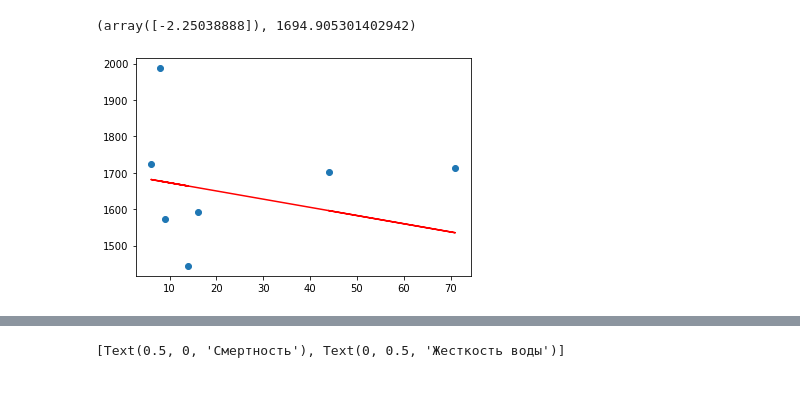
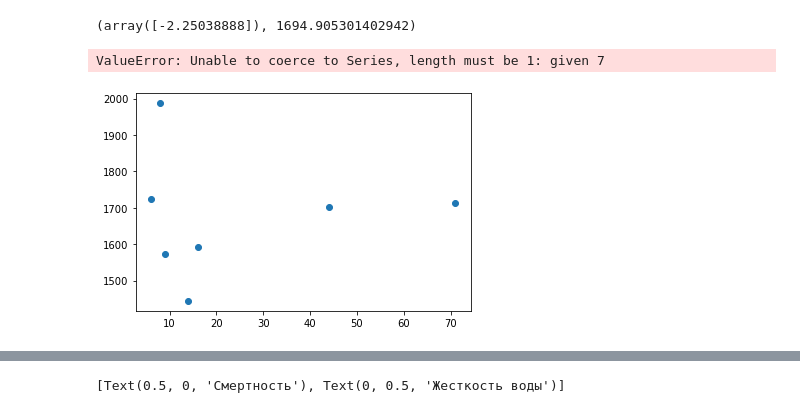
Before and after one commit to jenybari/homework, a Jupyter notebook: statistika4.ipynb, the cells around one changed output, grey strips where cells are left out. Drawn from its saved outputs; the diff is of its cells as text; code cells hidden in the pictures.

```diff
--- a/statistika4.ipynb
+++ b/statistika4.ipynb
@@ -119,9 +121,11 @@ model1.coef_, model1.intercept_
 # %%
 y1_pred = model1.predict(X1_test)
 y1_pred
 model1.score(X1_test, y1_test) #коэффициент детерминации
 plt.scatter(X1_test, y1_test) # график отстатков
-plt.plot(X1_test, y1_pred, c='r')
+predic1 = X1_test - y1_pred
+plt.plot(predic1, y1_pred)
 plt.show()
 # %% [output]
+ValueError: Unable to coerce to Series, length must be 1: given 7
-[figure, old version]
+[figure, new version]
```
Also changed, not shown: parts of 4 cells of this notebook.
